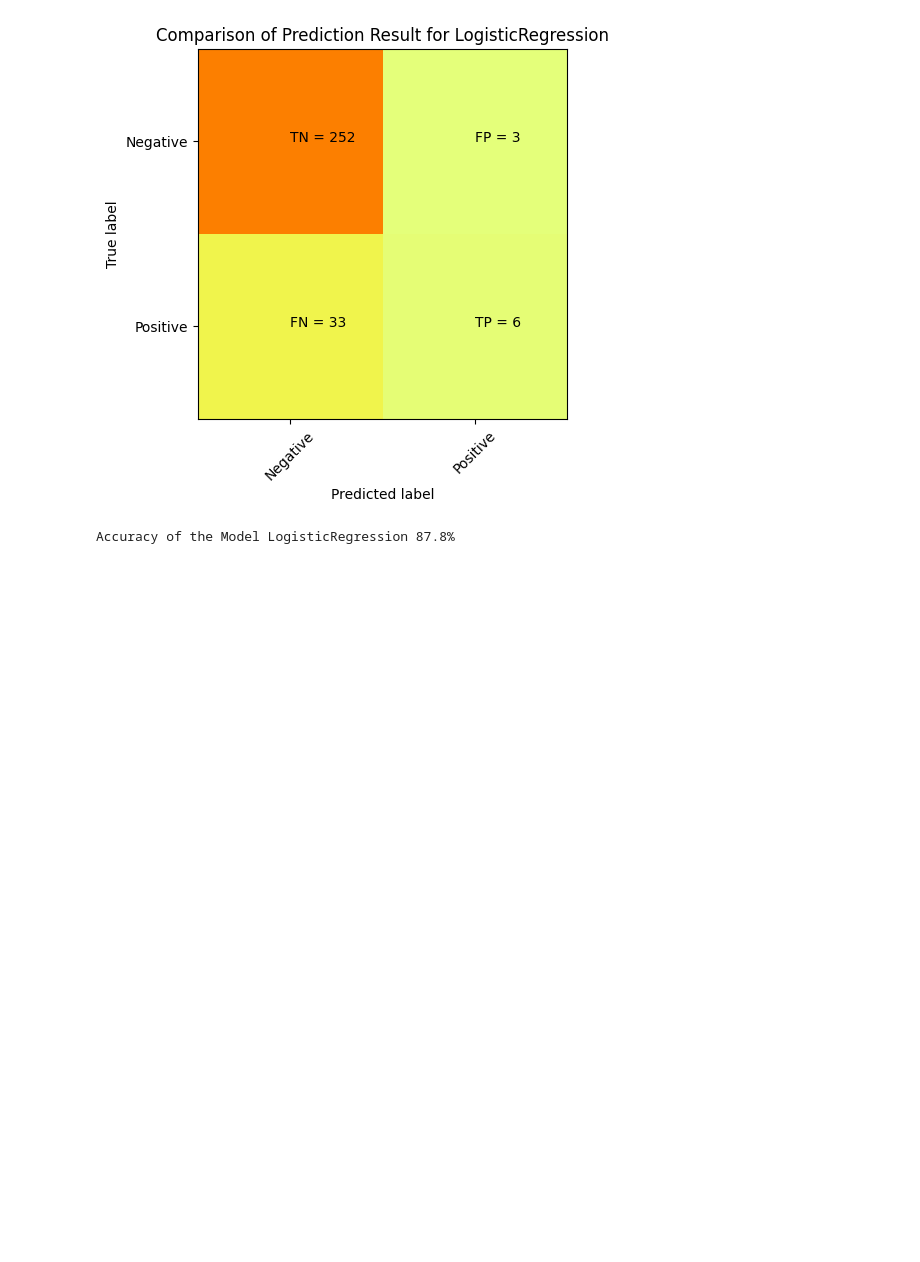
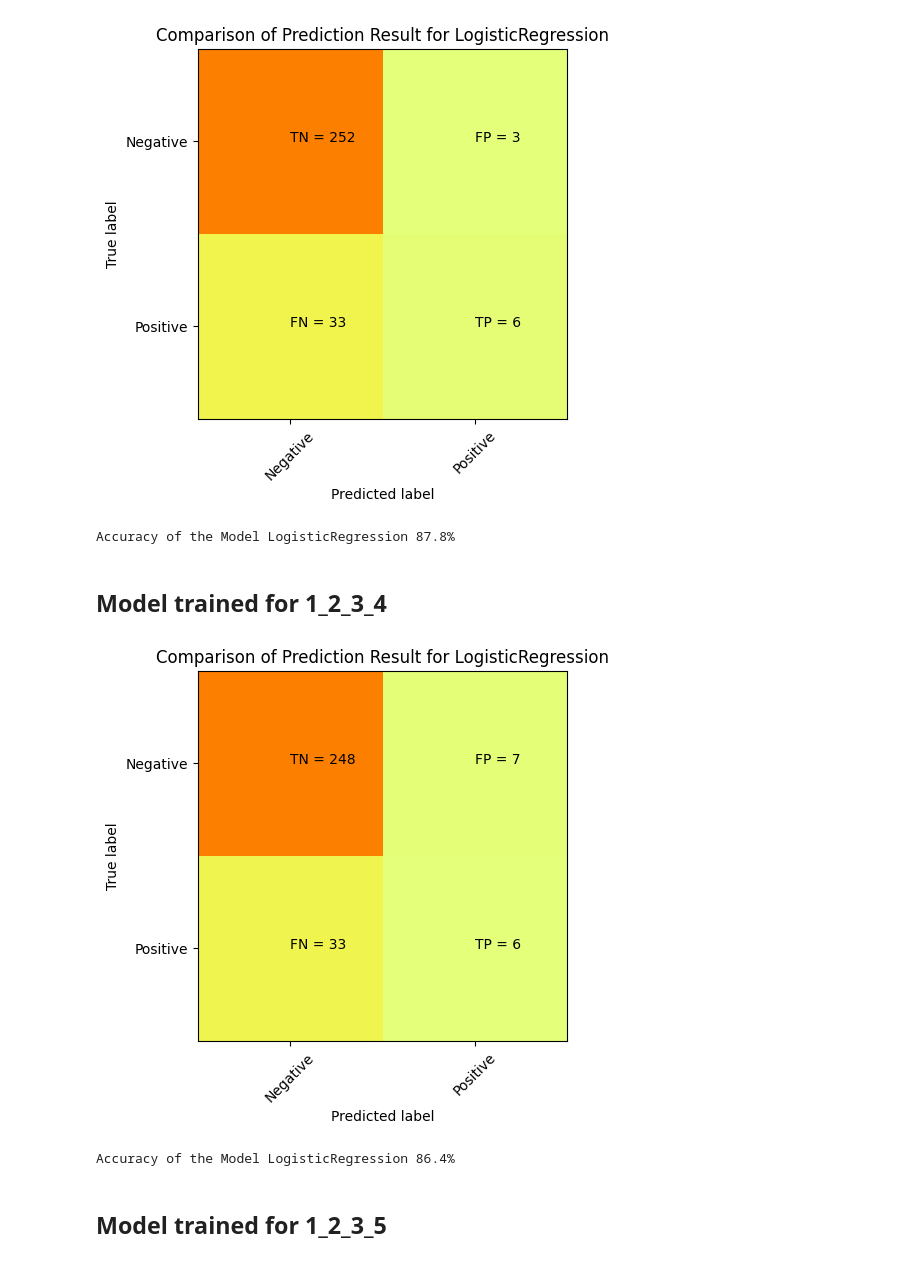
Before and after one commit to RamanRajSingh/Semester, a Jupyter notebook: logistic.ipynb, the cells around one changed output. Drawn from its saved outputs; the diff is of its cells as text; code cells hidden in the pictures; blank space fills up the shorter version.

```diff
--- a/logistic.ipynb
+++ b/logistic.ipynb
@@ -297,3 +291,30 @@ with open('models/model_1_2_3.pkl', 'wb') as f:
 # %% [output]
 [figure]
 Accuracy of the Model LogisticRegression 87.8%
+# %% [markdown]
+## **Model trained for 1_2_3_4**
+# %%
+data.columns= data.columns.str.strip()
+# Creating new data for prediction of 1_2_3_4
+X_1_2_3_4 = data.drop(['Attrition', 'EnvironmentSatisfaction', 'JobSatisfaction', 'MonthlyIncome', 'PercentSalaryHike', 'RelationshipSatisfaction', 'StockOptionLevel', 'WorkLifeBalance'], axis=1)
+y_1_2_3_4 = data['Attrition']
+# %%
+# Split the data into Training set and Testing set
+from sklearn.model_selection import train_test_split
+X_train_1_2_3_4, X_test_1_2_3_4, y_train_1_2_3_4, y_test_1_2_3_4 = train_test_split(X_1_2_3_4,y_1_2_3_4,test_size =0.2,random_state=42)
+# %%
+# Training the model for 1_2_3_4
+from sklearn.linear_model import SGDClassifier, LogisticRegression #Import packages related to Model
+Model_1_2_3_4 = "LogisticRegression"
+model=LogisticRegression()
+train_test_ml_model(X_train_1_2_3_4,y_train_1_2_3_4,X_test_1_2_3_4,Model_1_2_3_4)
+import joblib
+# Save the trained model
+import pickle
+with open('models/model_1_2_3_4.pkl', 'wb') as f:
+    pickle.dump(model, f)
+# %% [output]
+[figure, added]
+Accuracy of the Model LogisticRegression 86.4%
+# %% [markdown]
+## **Model trained for 1_2_3_5**
```
Also changed, not shown: parts of 30 cells of this notebook, 17 other files.
